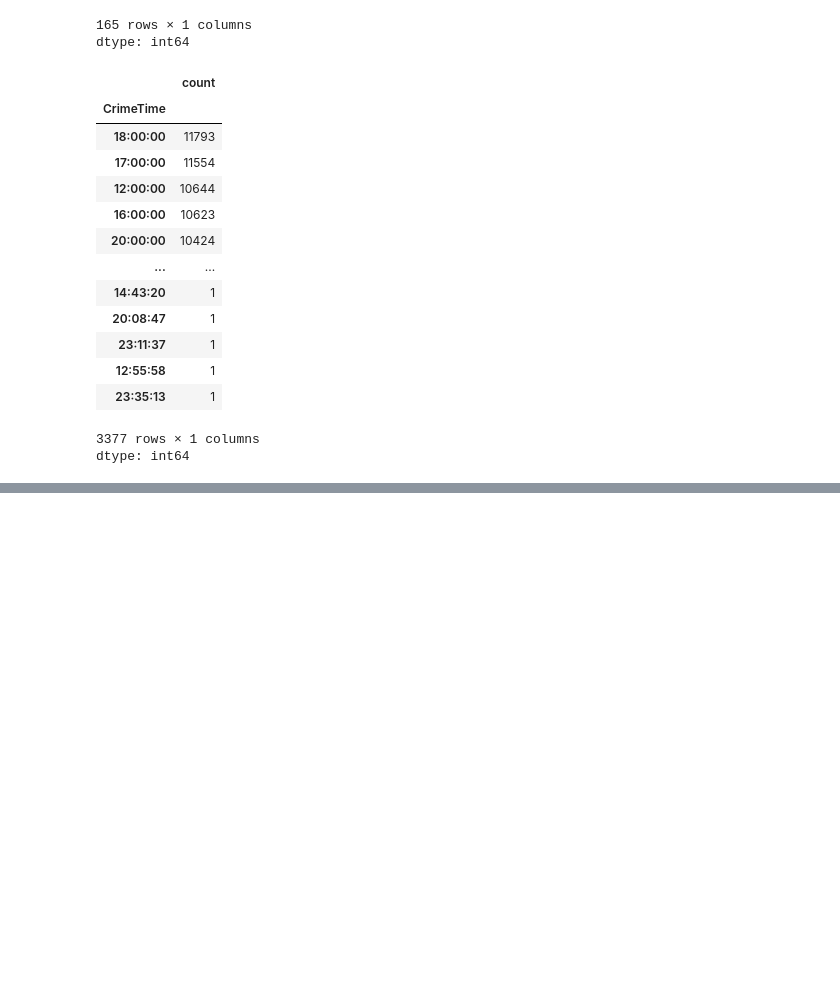
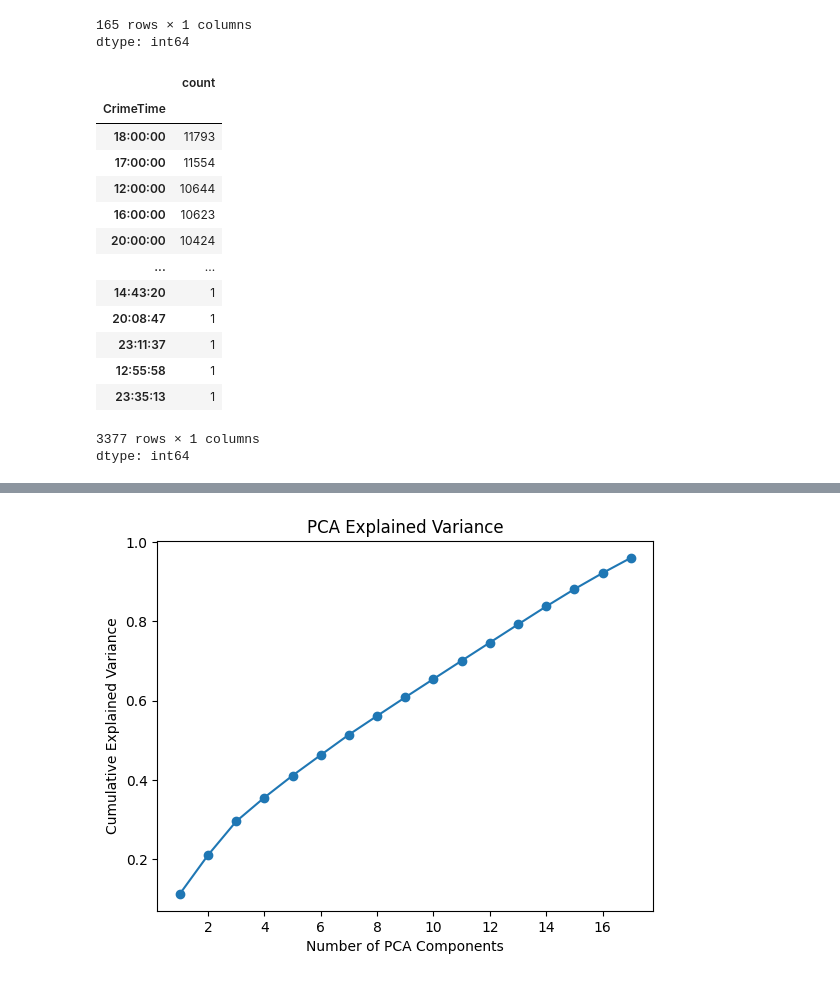
Before and after one commit to fNatal/CSACP-Project, a Jupyter notebook: CrimeType_and_Time_Predictor.ipynb, the cells around one changed output, grey strips where cells are left out. Drawn from its saved outputs; the diff is of its cells as text; code cells hidden in the pictures; blank space fills up the shorter version.

Commit message:
Added Standard scalar and PCA to normalize and to reduce the dimension of the dataset

```diff
--- a/CrimeType_and_Time_Predictor.ipynb
+++ b/CrimeType_and_Time_Predictor.ipynb
@@ -274,4 +282,4 @@ def time_to_range(time_obj):
         return time_str
 
 # Apply the function
-crime_merged_data["Time Range"] = crime_merged_data["CrimeTime"].astype(str).apply(time_to_range)
+crime_merged_data["Time_Range"] = crime_merged_data["CrimeTime"].astype(str).apply(time_to_range)
@@ -620,0 +374,18 @@ victim_merged_data.head()
+# %%
+from sklearn.feature_extraction.text import TfidfVectorizer
+
+# Initialize vectorizer
+tfidf = TfidfVectorizer(stop_words='english')
+
+# Fit-transform description and neighborhood
+desc_vectors = tfidf.fit_transform(crime_merged_data["Description"].astype(str))
+
+# Convert to DataFrame
+desc_df = pd.DataFrame(desc_vectors.toarray(), columns=tfidf.get_feature_names_out())
+
+
+# Merge with the main dataset
+crime_merged_data = pd.concat([crime_merged_data, desc_df], axis=1)
+# %%
+crime_merged_data = crime_merged_data.drop(["Description"],axis=1,errors="ignore")
+crime_merged_data.head()
@@ -620,0 +420,51 @@ victim_merged_data.head()
+# %%
+from sklearn.preprocessing import StandardScaler
+from sklearn.decomposition import PCA
+from sklearn.ensemble import RandomForestClassifier
+from sklearn.multioutput import MultiOutputClassifier
+from sklearn.model_selection import train_test_split
+from sklearn.metrics import accuracy_score, classification_report
+import matplotlib.pyplot as plt
+
+
+X = crime_merged_data.drop(columns=["CrimeName"])
+y = crime_merged_data["CrimeName"]
+
+# Split data into train and tes
+X_train, X_test, y_train, y_test = train_test_split(X, y, test_size=0.2, random_state=42)
+
+print(f"Training set size: {X_train.shape}")
+print(f"Test set size: {X_test.shape}")
+
+
+# Initialize StandardScaler
+scaler = StandardScaler()
+
+# Fit and transform the training data
+X_train_scaled = scaler.fit_transform(X_train)
+
+# Transform the test data
+X_test_scaled = scaler.transform(X_test)
+
+print("Scaled data sample:")
+print(X_train_scaled[:5])
+
+# Initialize PCA with 95% variance retention
+pca = PCA(n_components=0.95)
+
+# Fit and transform the training data
+X_train_pca = pca.fit_transform(X_train_scaled)
+
+# Transform the test data
+X_test_pca = pca.transform(X_test_scaled)
+
+print("PCA transformed data sample:")
+print(X_train_pca[:5])
+
+# Plot the cumulative explained variance
+plt.plot(range(1, len(pca.explained_variance_ratio_)+1), pca.explained_variance_ratio_.cumsum(), marker='o')
+plt.xlabel('Number of PCA Components')
+plt.ylabel('Cumulative Explained Variance')
+plt.title('PCA Explained Variance')
+plt.show()
+# %% [output]
@@ -620,0 +488 @@ victim_merged_data.head()
+[figure, added]
```
Also changed, not shown: parts of 32 cells of this notebook.
